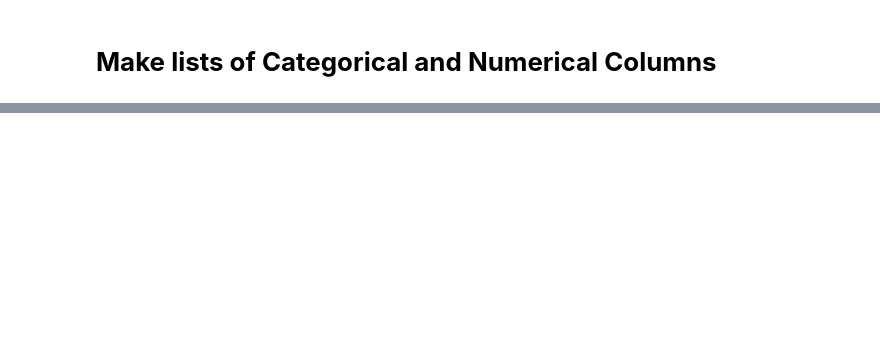
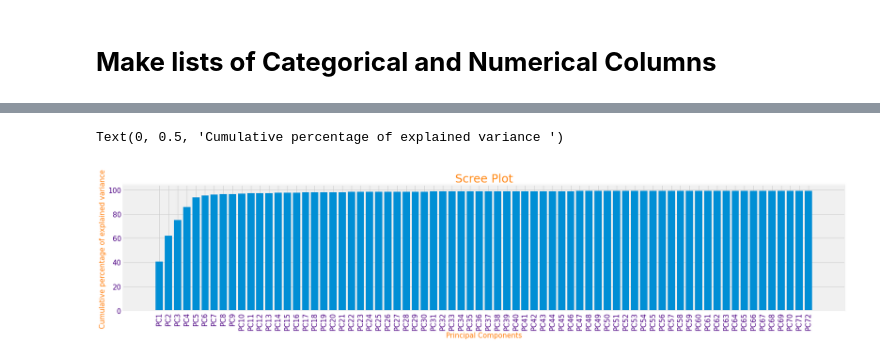
Before and after one commit to snikhil17/Mercedes-Benz-Greener-Manufacturing, a Jupyter notebook: Mercedes_Benz_Greener_Manufacturing.ipynb, the cells around one changed output, grey strips where cells are left out. Saved outputs shown, nothing was run; the diff lists cells and outputs as text; code cells hidden in the pictures; blank space fills up the shorter version.

```diff
--- a/Mercedes_Benz_Greener_Manufacturing.ipynb
+++ b/Mercedes_Benz_Greener_Manufacturing.ipynb
@@ -64,0 +422,4 @@ display(df_test.head())
+# %%
+useful_cols = [col for col in df_train.columns if col not in ['id', 'y', 'kfold']]
+categorical = [col for col in useful_cols if df_train[col].dtype == 'object']
+numerical = [col for col in useful_cols if col not in categorical]
@@ -64,0 +428,6 @@ display(df_test.head())
+# %%
+label_encoder = preprocessing.LabelEncoder()
+for col in categorical:
+  label_encoder.fit(list(df_train[col].values) + list(df_test[col].values))
+  df_train[col] = label_encoder.transform(df_train[col])
+  df_test[col] = label_encoder.transform(df_test[col])
@@ -64,0 +476,10 @@ display(df_test.head())
+# %%
+n_comp = 72
+pca = PCA(n_components=n_comp, random_state=7)
+pca.fit(df_train[useful_cols])
+pca2_results_train = pca.transform(df_train[useful_cols])
+pca2_results_test = pca.transform(df_test[useful_cols])
+# %%
+## check the variation for the first 72 principal components
+pca_train_X_variation_72 = np.round(pca.fit(df_train[useful_cols]).explained_variance_ratio_.cumsum()*100,decimals=3)
+pca_train_X_variation_72
@@ -64,0 +499,22 @@ display(df_test.head())
+# %%
+labels = ['PC' + str(x) for x in range(1, len(pca_train_X_variation_72)+1)]
+
+# generate the scree plot
+##
+plt.figure(figsize=(25,5))
+##
+plt.bar(x=range(1, len(pca_train_X_variation_72)+1), height=pca_train_X_variation_72,tick_label=labels)
+##
+plt.xticks(rotation=90, color='indigo', size=15)
+plt.yticks(rotation=0, color='indigo', size=15)
+##
+##################
+plt.title('Scree Plot',color='tab:orange', fontsize=25)
+###################
+##
+plt.xlabel('Principal Components', {'color': 'tab:orange', 'fontsize':15})
+plt.ylabel('Cumulative percentage of explained variance ', {'color': 'tab:orange', 'fontsize':15})
+##
+# %% [output]
+Text(0, 0.5, 'Cumulative percentage of explained variance ')
+[figure, added]
```
Also changed, not shown: parts of 67 cells of this notebook.
